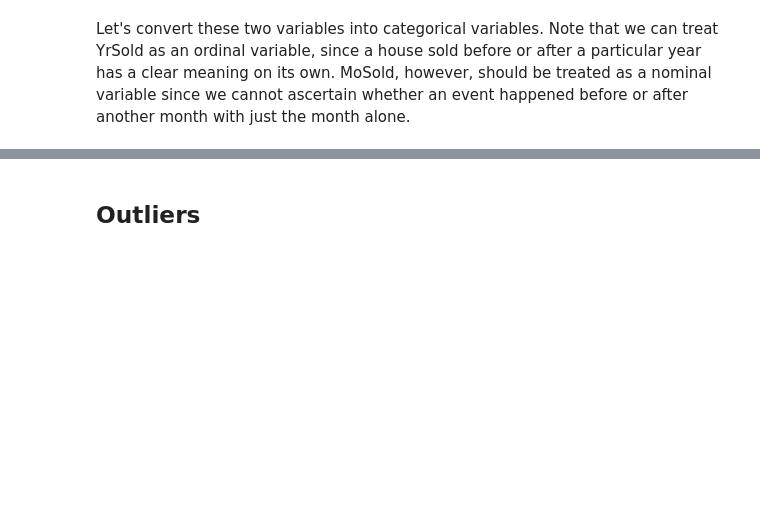
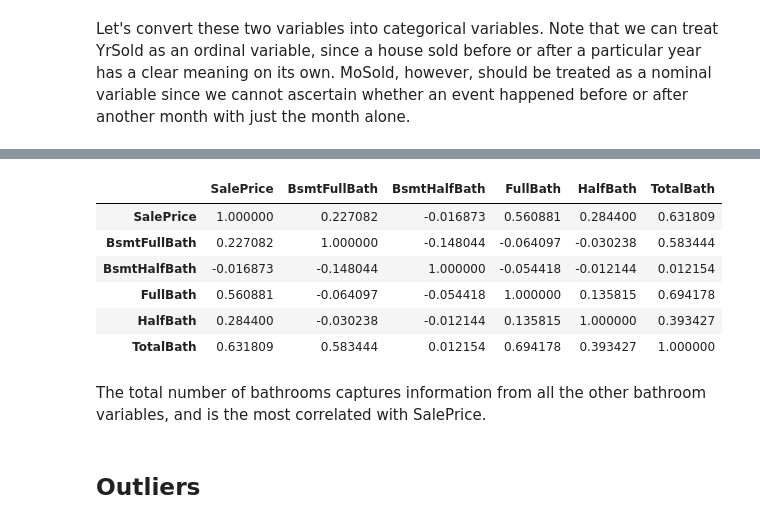
Before and after one commit to caffeinatedwoof/kaggle_predict_housing_prices, a Jupyter notebook: eda.ipynb, the cells around one changed output, grey strips where cells are left out. Drawn from its saved outputs; the diff is of its cells as text; code cells hidden in the pictures; blank space fills up the shorter version.

Commit message:
eda bathrooms

```diff
--- a/eda.ipynb
+++ b/eda.ipynb
@@ -537,0 +650,3 @@ train['MoSold'] = pd.Categorical(train['MoSold'], ordered=False)
+# %%
+bathroom_vars = ['BsmtFullBath', 'BsmtHalfBath', 'FullBath', 'HalfBath']
+train[bathroom_vars].info()
@@ -538,3 +675,17 @@ train['MoSold'] = pd.Categorical(train['MoSold'], ordered=False)
+# %%
+train['TotalBath'] = train['BsmtFullBath'] + 0.5*train['BsmtHalfBath'] + train['FullBath'] + 0.5*train['HalfBath']
+# %%
+pd.concat([train['SalePrice'], train[bathroom_vars], train['TotalBath']], axis=1).corr()
+# %% [output]
+|  | SalePrice | BsmtFullBath | BsmtHalfBath | FullBath | HalfBath | TotalBath |
+| SalePrice | 1.000000 | 0.227082 | -0.016873 | 0.560881 | 0.284400 | 0.631809 |
+| BsmtFullBath | 0.227082 | 1.000000 | -0.148044 | -0.064097 | -0.030238 | 0.583444 |
+| BsmtHalfBath | -0.016873 | -0.148044 | 1.000000 | -0.054418 | -0.012144 | 0.012154 |
+| FullBath | 0.560881 | -0.064097 | -0.054418 | 1.000000 | 0.135815 | 0.694178 |
+| HalfBath | 0.284400 | -0.030238 | -0.012144 | 0.135815 | 1.000000 | 0.393427 |
+| TotalBath | 0.631809 | 0.583444 | 0.012154 | 0.694178 | 0.393427 | 1.000000 |
+# %% [markdown]
+The total number of bathrooms captures information from all the other bathroom variables, and is the most correlated with SalePrice.
 # %% [markdown]
 ## Outliers ##
 # %%
```
Also changed, not shown: parts of 26 cells of this notebook.
